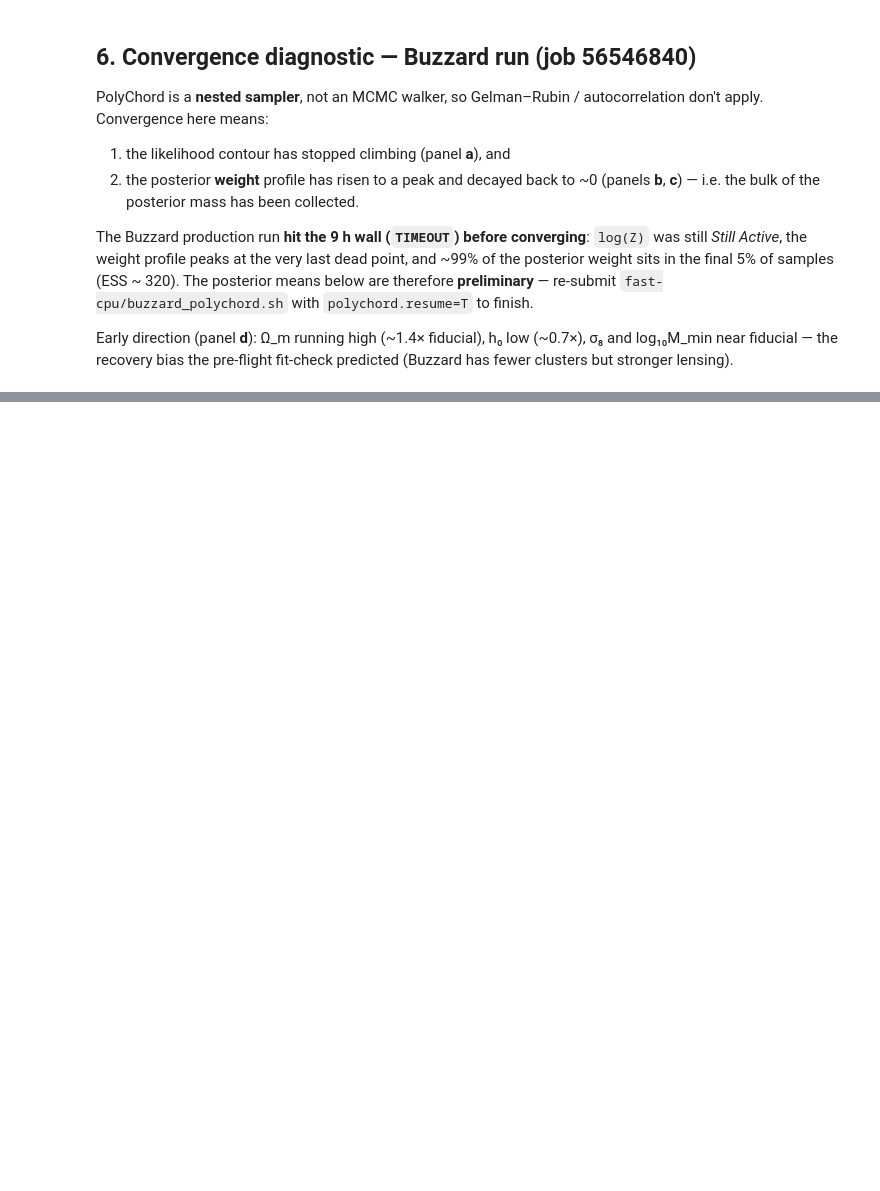
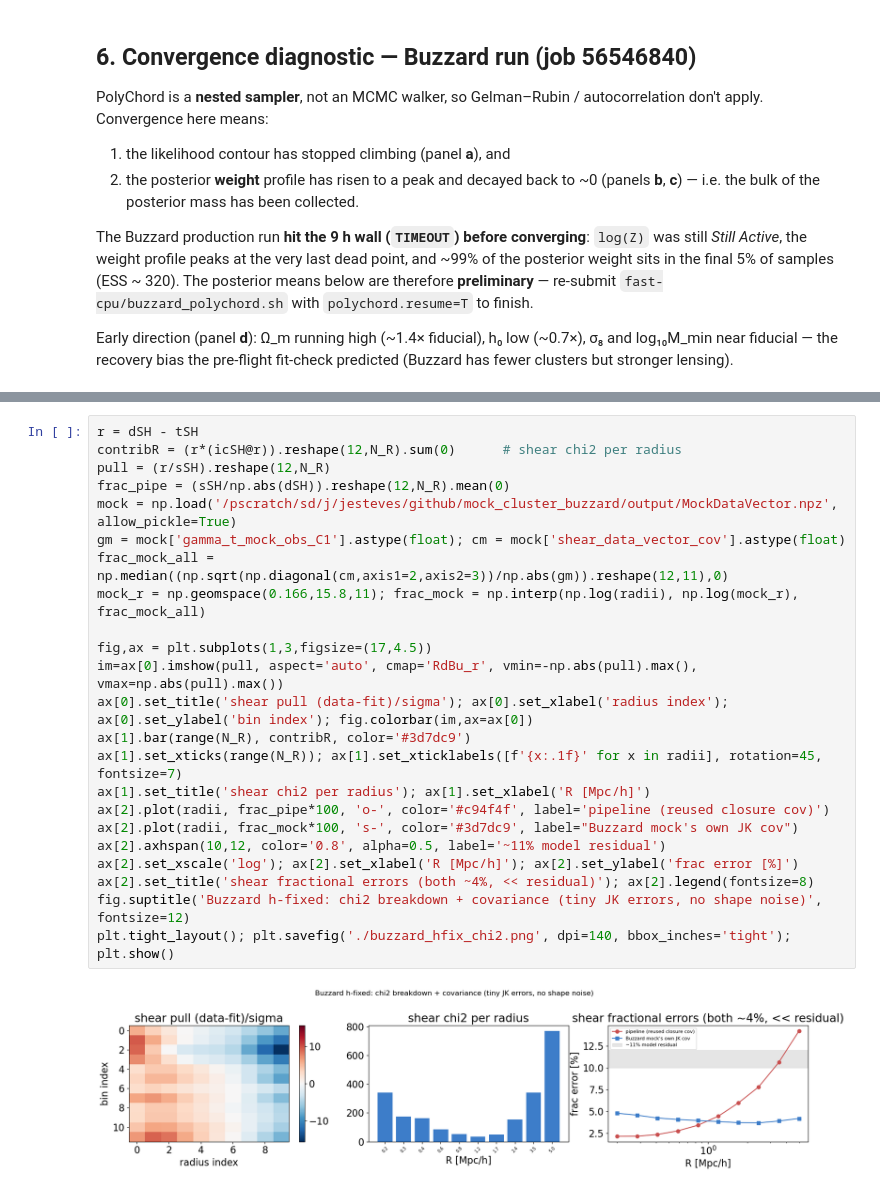
Before and after one commit to estevesjh/des-cluster-nersc, a Jupyter notebook: chains/Plot_Polychord_widePlanck_Chains.ipynb, the cells around one changed output, grey strips where cells are left out. Drawn from its saved outputs; the diff is of its cells as text; blank space fills up the shorter version.

```diff
--- a/chains/Plot_Polychord_widePlanck_Chains.ipynb
+++ b/chains/Plot_Polychord_widePlanck_Chains.ipynb
@@ -326,0 +425,25 @@ plt.show()
+# %%
+r = dSH - tSH
+contribR = (r*(icSH@r)).reshape(12,N_R).sum(0)      # shear chi2 per radius
+pull = (r/sSH).reshape(12,N_R)
+frac_pipe = (sSH/np.abs(dSH)).reshape(12,N_R).mean(0)
+mock = np.load('/pscratch/sd/j/jesteves/github/mock_cluster_buzzard/output/MockDataVector.npz', allow_pickle=True)
+gm = mock['gamma_t_mock_obs_C1'].astype(float); cm = mock['shear_data_vector_cov'].astype(float)
+frac_mock_all = np.median((np.sqrt(np.diagonal(cm,axis1=2,axis2=3))/np.abs(gm)).reshape(12,11),0)
+mock_r = np.geomspace(0.166,15.8,11); frac_mock = np.interp(np.log(radii), np.log(mock_r), frac_mock_all)
+
+fig,ax = plt.subplots(1,3,figsize=(17,4.5))
+im=ax[0].imshow(pull, aspect='auto', cmap='RdBu_r', vmin=-np.abs(pull).max(), vmax=np.abs(pull).max())
+ax[0].set_title('shear pull (data-fit)/sigma'); ax[0].set_xlabel('radius index'); ax[0].set_ylabel('bin index'); fig.colorbar(im,ax=ax[0])
+ax[1].bar(range(N_R), contribR, color='#3d7dc9')
+ax[1].set_xticks(range(N_R)); ax[1].set_xticklabels([f'{x:.1f}' for x in radii], rotation=45, fontsize=7)
+ax[1].set_title('shear chi2 per radius'); ax[1].set_xlabel('R [Mpc/h]')
+ax[2].plot(radii, frac_pipe*100, 'o-', color='#c94f4f', label='pipeline (reused closure cov)')
+ax[2].plot(radii, frac_mock*100, 's-', color='#3d7dc9', label="Buzzard mock's own JK cov")
+ax[2].axhspan(10,12, color='0.8', alpha=0.5, label='~11% model residual')
+ax[2].set_xscale('log'); ax[2].set_xlabel('R [Mpc/h]'); ax[2].set_ylabel('frac error [%]')
+ax[2].set_title('shear fractional errors (both ~4%, << residual)'); ax[2].legend(fontsize=8)
+fig.suptitle('Buzzard h-fixed: chi2 breakdown + covariance (tiny JK errors, no shape noise)', fontsize=12)
+plt.tight_layout(); plt.savefig('./buzzard_hfix_chi2.png', dpi=140, bbox_inches='tight'); plt.show()
+# %% [output]
+[figure, added]
```
Also changed, not shown: parts of 11 cells of this notebook, 11 other files.
